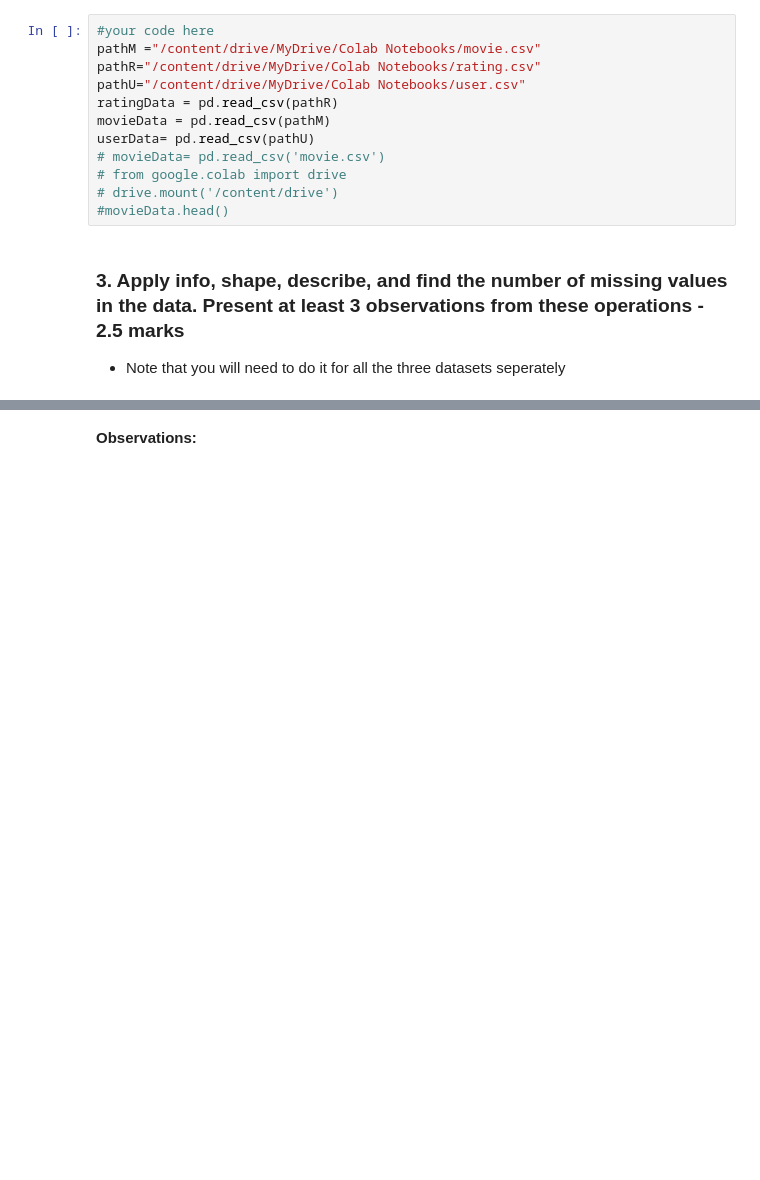
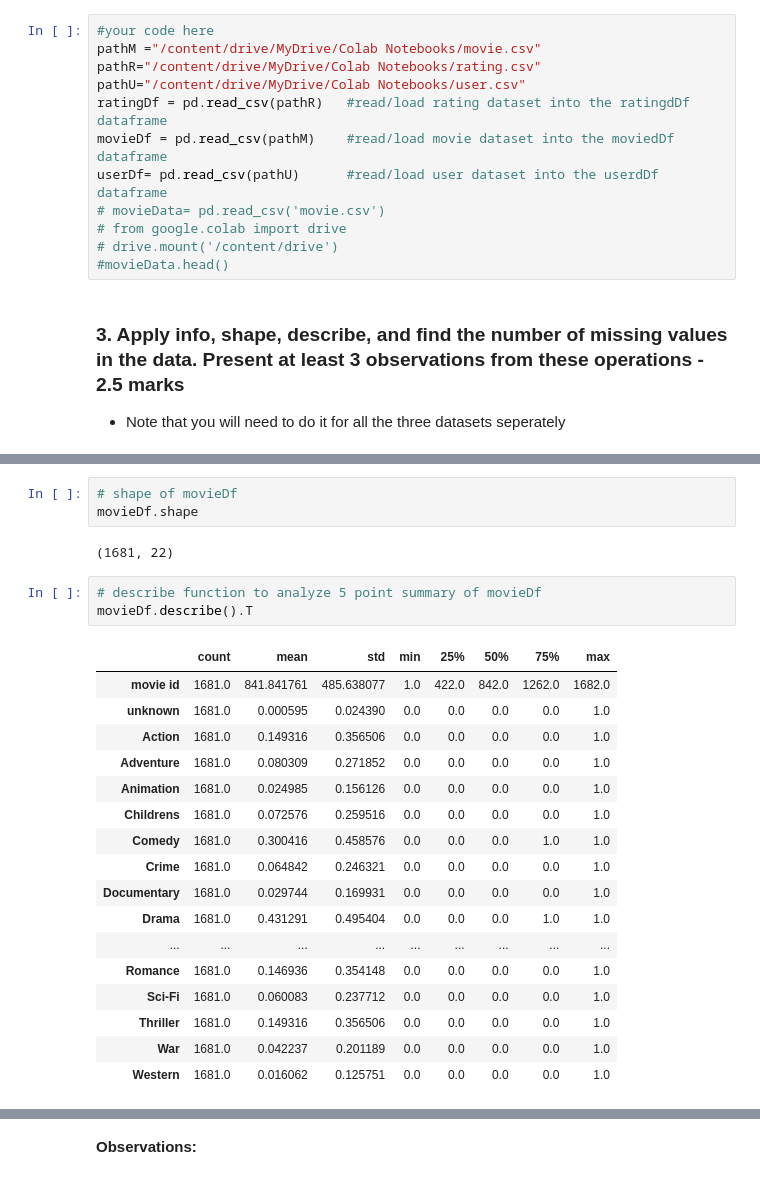
Before and after one commit to Oris-DevOps/AI_ML-MovieLens-Data-Analysis, a Jupyter notebook: MovieLens_Project_Question_Notebook.ipynb, the cells around one changed output, grey strips where cells are left out. Cells and saved outputs as stored; diff of their text form; blank space fills up the shorter version.

```diff
--- a/MovieLens_Project_Question_Notebook.ipynb
+++ b/MovieLens_Project_Question_Notebook.ipynb
@@ -81,9 +81,9 @@ import os # enable working with file path/directory
 pathM ="/content/drive/MyDrive/Colab Notebooks/movie.csv"
 pathR="/content/drive/MyDrive/Colab Notebooks/rating.csv"
 pathU="/content/drive/MyDrive/Colab Notebooks/user.csv"
-ratingData = pd.read_csv(pathR)
-movieData = pd.read_csv(pathM)
-userData= pd.read_csv(pathU)
+ratingDf = pd.read_csv(pathR)   #read/load rating dataset into the ratingdDf dataframe
+movieDf = pd.read_csv(pathM)    #read/load movie dataset into the moviedDf dataframe
+userDf= pd.read_csv(pathU)      #read/load user dataset into the userdDf dataframe
 # movieData= pd.read_csv('movie.csv')
 # from google.colab import drive
 # drive.mount('/content/drive')
@@ -95,0 +191,26 @@ userData= pd.read_csv(pathU)
+# %%
+# shape of movieDf
+movieDf.shape
+# %% [output]
+(1681, 22)
+# %%
+# describe function to analyze 5 point summary of movieDf
+movieDf.describe().T
+# %% [output]
+|  | count | mean | std | min | 25% | 50% | 75% | max |
+| movie id | 1681.0 | 841.841761 | 485.638077 | 1.0 | 422.0 | 842.0 | 1262.0 | 1682.0 |
+| unknown | 1681.0 | 0.000595 | 0.024390 | 0.0 | 0.0 | 0.0 | 0.0 | 1.0 |
+| Action | 1681.0 | 0.149316 | 0.356506 | 0.0 | 0.0 | 0.0 | 0.0 | 1.0 |
+| Adventure | 1681.0 | 0.080309 | 0.271852 | 0.0 | 0.0 | 0.0 | 0.0 | 1.0 |
+| Animation | 1681.0 | 0.024985 | 0.156126 | 0.0 | 0.0 | 0.0 | 0.0 | 1.0 |
+| Childrens | 1681.0 | 0.072576 | 0.259516 | 0.0 | 0.0 | 0.0 | 0.0 | 1.0 |
+| Comedy | 1681.0 | 0.300416 | 0.458576 | 0.0 | 0.0 | 0.0 | 1.0 | 1.0 |
+| Crime | 1681.0 | 0.064842 | 0.246321 | 0.0 | 0.0 | 0.0 | 0.0 | 1.0 |
+| Documentary | 1681.0 | 0.029744 | 0.169931 | 0.0 | 0.0 | 0.0 | 0.0 | 1.0 |
+| Drama | 1681.0 | 0.431291 | 0.495404 | 0.0 | 0.0 | 0.0 | 1.0 | 1.0 |
+| ... | ... | ... | ... | ... | ... | ... | ... | ... |
+| Romance | 1681.0 | 0.146936 | 0.354148 | 0.0 | 0.0 | 0.0 | 0.0 | 1.0 |
+| Sci-Fi | 1681.0 | 0.060083 | 0.237712 | 0.0 | 0.0 | 0.0 | 0.0 | 1.0 |
+| Thriller | 1681.0 | 0.149316 | 0.356506 | 0.0 | 0.0 | 0.0 | 0.0 | 1.0 |
+| War | 1681.0 | 0.042237 | 0.201189 | 0.0 | 0.0 | 0.0 | 0.0 | 1.0 |
+| Western | 1681.0 | 0.016062 | 0.125751 | 0.0 | 0.0 | 0.0 | 0.0 | 1.0 |
```
Also changed, not shown: parts of 12 cells of this notebook.
